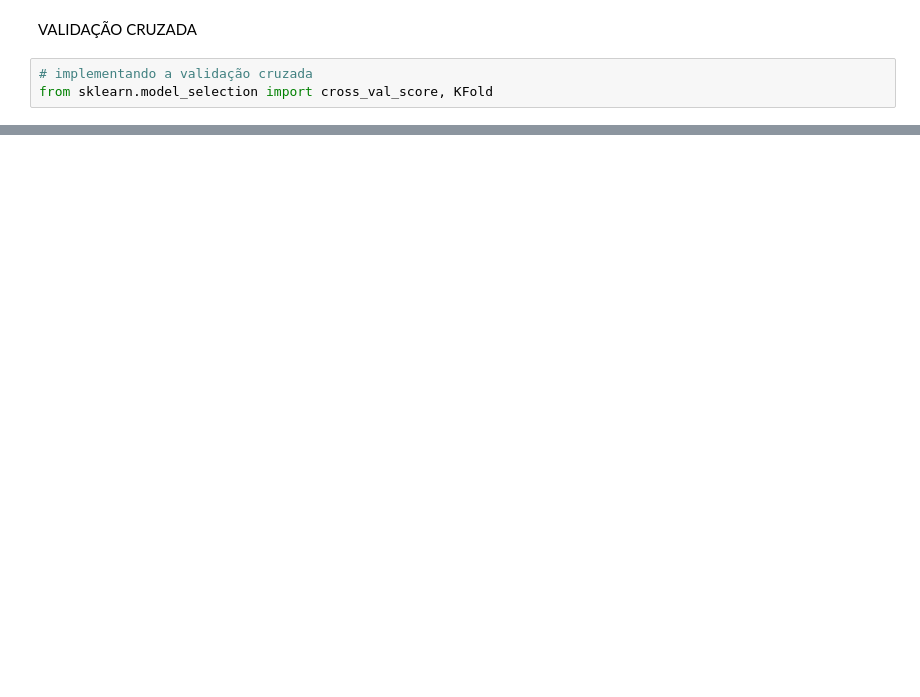
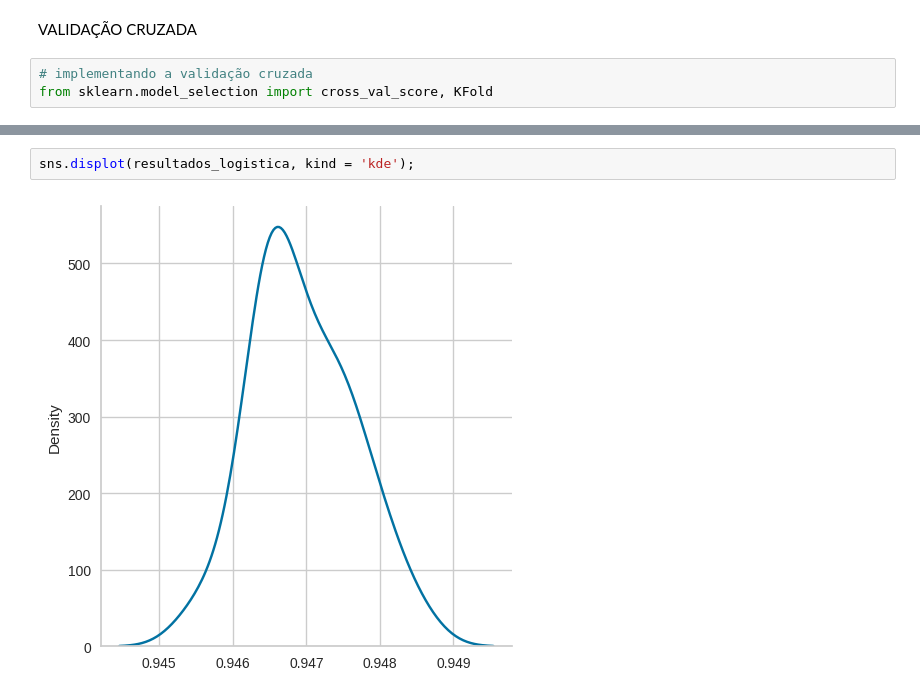
Before and after one commit to LucasMonteiroBastos/Analise-de-Credito---Part-I, a Jupyter notebook: ANALISE_DE_CREDITO_PREDIZER_SE_A_PESSOA_PAGOU_OU_NÃO_O_EMPRÉSTIMO.ipynb, the cells around one changed output, grey strips where cells are left out. Saved outputs shown, nothing was run; the diff lists cells and outputs as text; blank space fills up the shorter version.

```diff
--- a/ANALISE_DE_CREDITO_PREDIZER_SE_A_PESSOA_PAGOU_OU_NÃO_O_EMPRÉSTIMO.ipynb
+++ b/ANALISE_DE_CREDITO_PREDIZER_SE_A_PESSOA_PAGOU_OU_NÃO_O_EMPRÉSTIMO.ipynb
@@ -1259,0 +1175,4 @@ dtype: float64
+# %%
+sns.displot(resultados_logistica, kind = 'kde');
+# %% [output]
+[figure, added]
```
Also changed, not shown: parts of 37 cells of this notebook.
